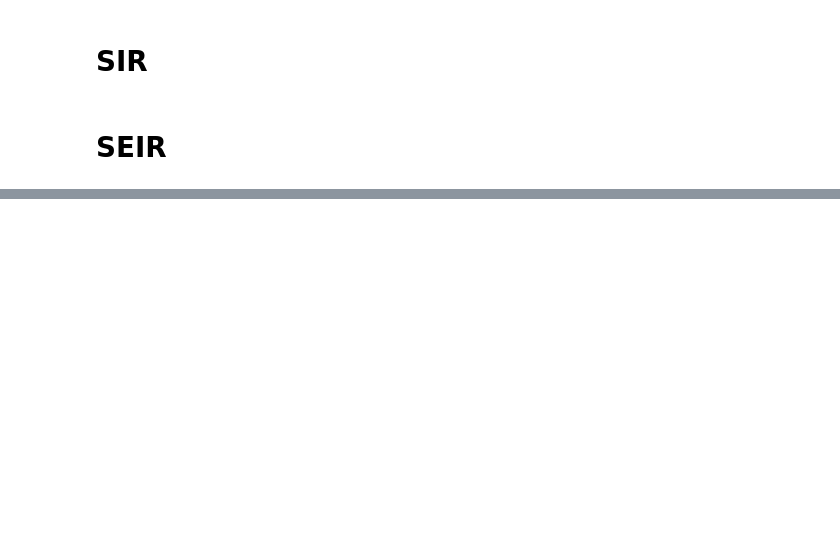
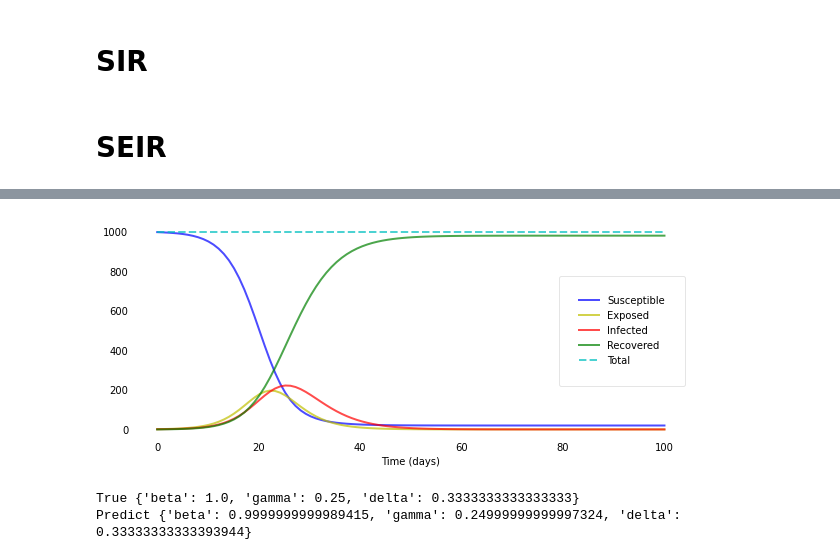
Before and after one commit to El-Tatane/chope_pas_le_covid, a Jupyter notebook: notebooks/Synthetic_data.ipynb, the cells around one changed output, grey strips where cells are left out. Drawn from its saved outputs; the diff is of its cells as text; code cells hidden in the pictures; blank space fills up the shorter version.

Commit message:
add new modele

```diff
--- a/notebooks/Synthetic_data.ipynb
+++ b/notebooks/Synthetic_data.ipynb
@@ -30,0 +32,13 @@ df = pd.DataFrame(t, )
+# %%
+seir_model_predict = SEIRModel()
+params, covariance = seir_model_predict.fit(I, N)
+S_pred, E_pres, I_pred, R_pred = seir_model_predict.predict(t, N, 1)
+plotseird(t, S_pred, E_pres, I_pred, R_pred)
+# %% [output]
+[figure, added]
+# %%
+print("True", seir_model.params)
+print("Predict", seir_model_predict.params)
+# %% [output]
+True {'beta': 1.0, 'gamma': 0.25, 'delta': 0.3333333333333333}
+Predict {'beta': 0.9999999999989415, 'gamma': 0.24999999999997324, 'delta': 0.33333333333393944}
```
Also changed, not shown: parts of 7 cells of this notebook, 4 other files.
